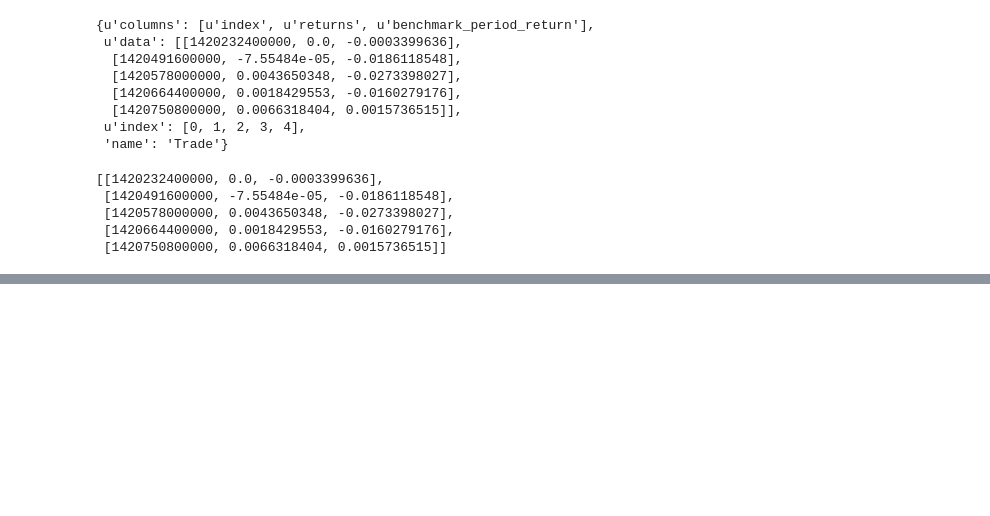
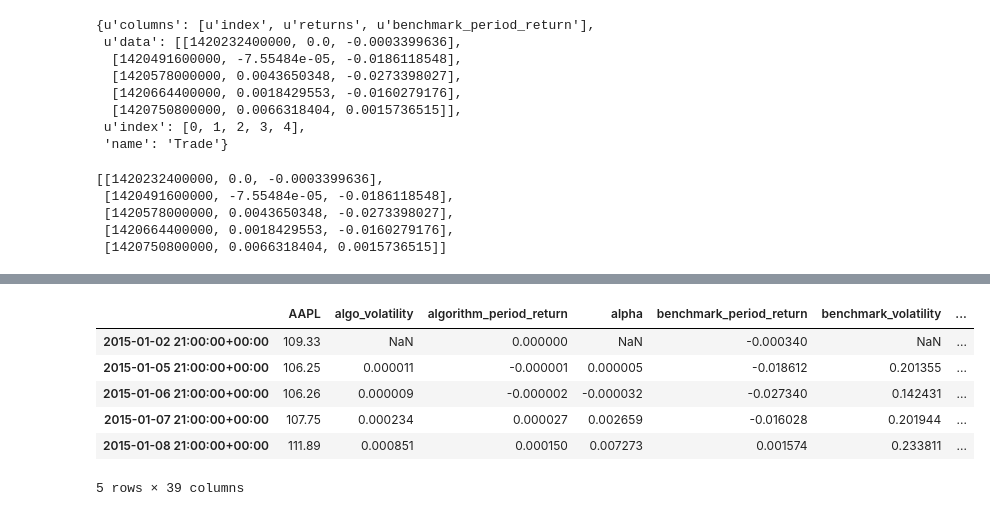
Before and after one commit to ChrisIJH/zlBacktest, a Jupyter notebook: test.ipynb, the cells around one changed output, grey strips where cells are left out. Drawn from its saved outputs; the diff is of its cells as text; code cells hidden in the pictures; blank space fills up the shorter version.

```diff
--- a/test.ipynb
+++ b/test.ipynb
@@ -330,0 +340,10 @@ res_2_2_json_obj['data']
+# %%
+aapl.head()
+# %% [output]
+|  | AAPL | algo_volatility | algorithm_period_return | alpha | benchmark_period_return | benchmark_volatility | ... |
+| 2015-01-02 21:00:00+00:00 | 109.33 | NaN | 0.000000 | NaN | -0.000340 | NaN | ... |
+| 2015-01-05 21:00:00+00:00 | 106.25 | 0.000011 | -0.000001 | 0.000005 | -0.018612 | 0.201355 | ... |
+| 2015-01-06 21:00:00+00:00 | 106.26 | 0.000009 | -0.000002 | -0.000032 | -0.027340 | 0.142431 | ... |
+| 2015-01-07 21:00:00+00:00 | 107.75 | 0.000234 | 0.000027 | 0.002659 | -0.016028 | 0.201944 | ... |
+| 2015-01-08 21:00:00+00:00 | 111.89 | 0.000851 | 0.000150 | 0.007273 | 0.001574 | 0.233811 | ... |
+5 rows × 39 columns
```
Also changed, not shown: parts of 15 cells of this notebook, 5 other files.
